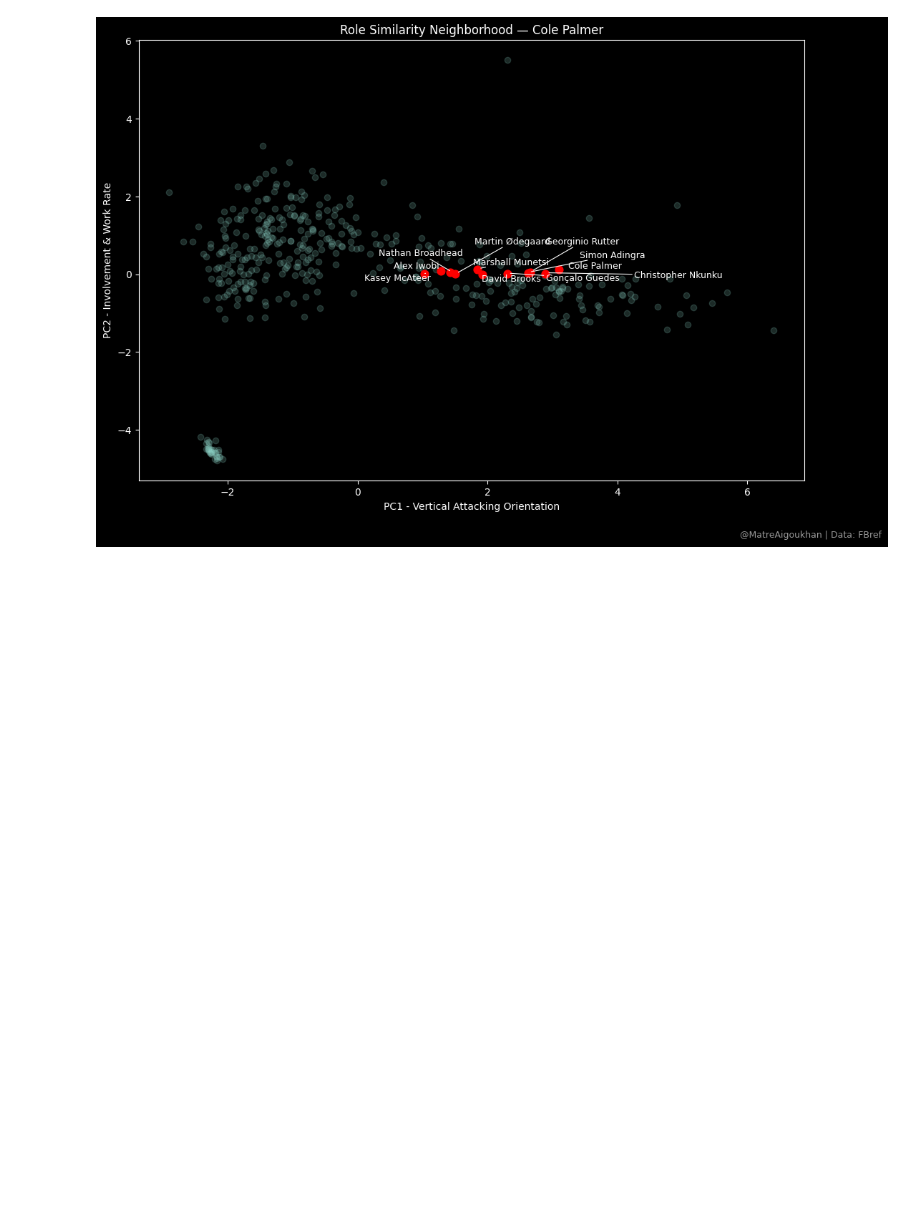
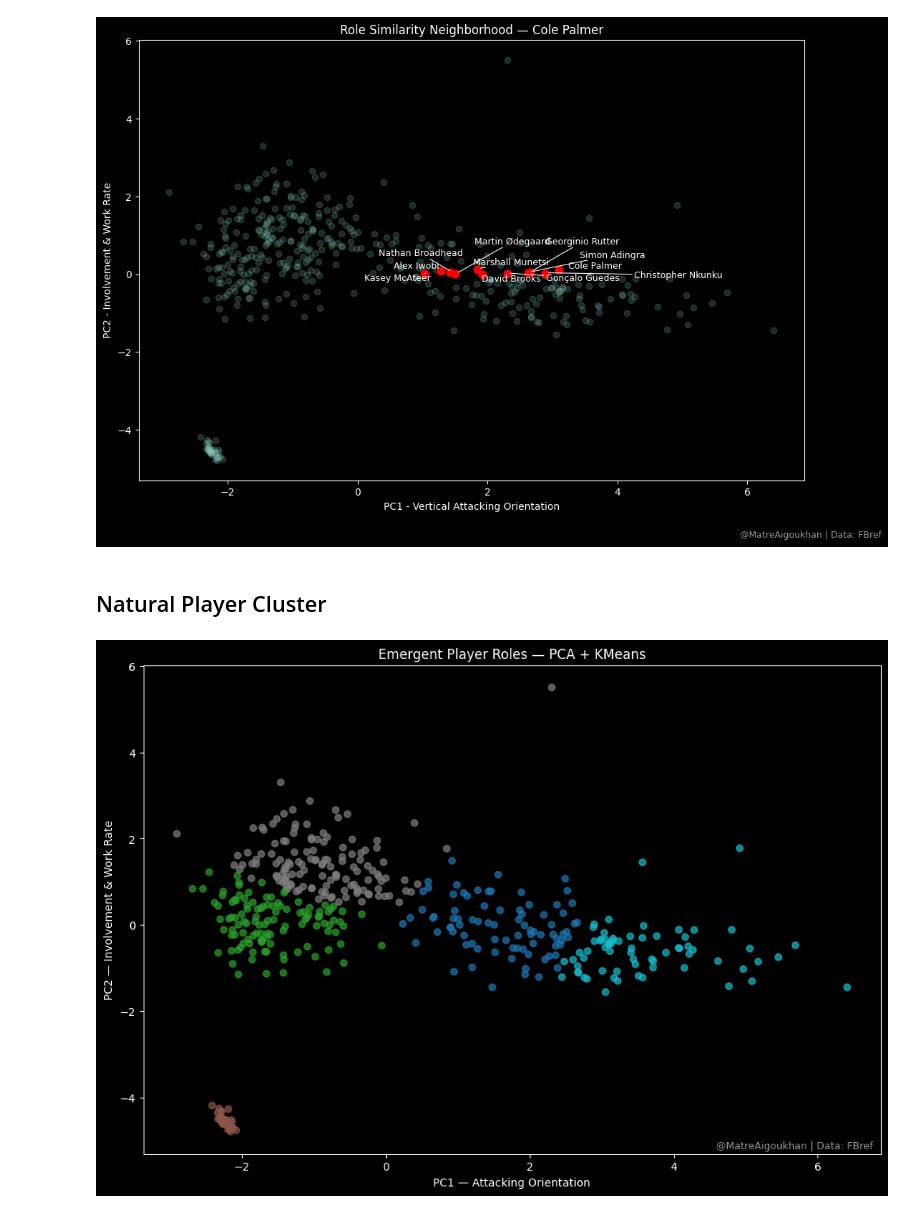
Before and after one commit to Matre5/player-role-profiler, a Jupyter notebook: notebooks/01_player_role_geometry.ipynb, the cells around one changed output. Drawn from its saved outputs; the diff is of its cells as text; code cells hidden in the pictures; blank space fills up the shorter version.

Commit message:
KMeans clustering

```diff
--- a/notebooks/01_player_role_geometry.ipynb
+++ b/notebooks/01_player_role_geometry.ipynb
@@ -752,3 +752,5 @@ plt.savefig("../visuals/Role_similarity_ColeP.png", dpi=300, bbox_inches="tight"
 plt.show()
 # %% [output]
 [figure]
+# %% [markdown]
+## Natural Player Cluster
@@ -754,0 +759,38 @@ plt.show()
+# %%
+X_cluster = pca_df[['PC1', 'PC2']]
+# %%
+kmeans = KMeans(
+    n_clusters=5,
+    random_state=42,
+    n_init=10
+)
+
+pca_df['role_cluster']= kmeans.fit_predict(X_cluster)
+# %%
+plt.style.use("dark_background")
+plt.figure(figsize=(12, 8))
+
+scatter = plt.scatter(
+    pca_df["PC1"],
+    pca_df["PC2"],
+    c=pca_df["role_cluster"],
+    cmap="tab10",
+    alpha=0.7
+)
+
+plt.xlabel("PC1 — Attacking Orientation")
+plt.ylabel("PC2 — Involvement & Work Rate")
+plt.title("Emergent Player Roles — PCA + KMeans")
+
+plt.text(
+    0.99, 0.01,
+    "@MatreAigoukhan | Data: FBref",
+    transform=plt.gca().transAxes,
+    ha="right",
+    fontsize=9,
+    alpha=0.6
+)
+
+plt.show()
+# %% [output]
+[figure, added]
```
Also changed, not shown: parts of 2 cells of this notebook.
